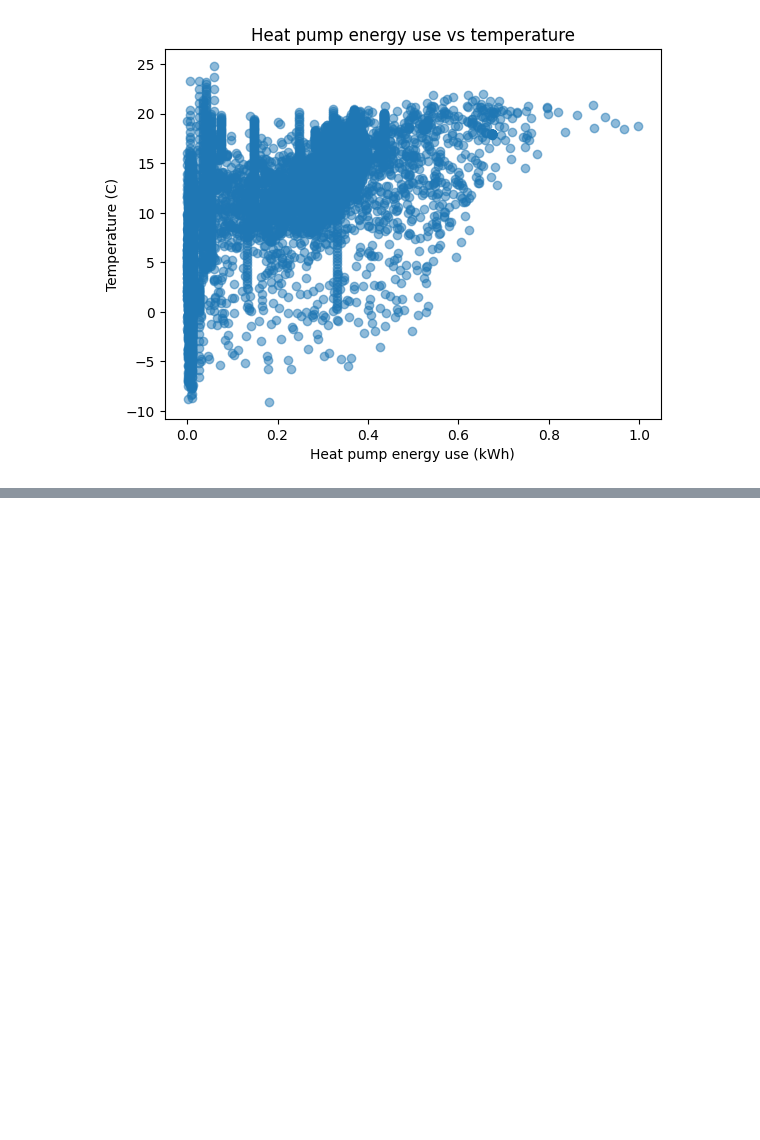
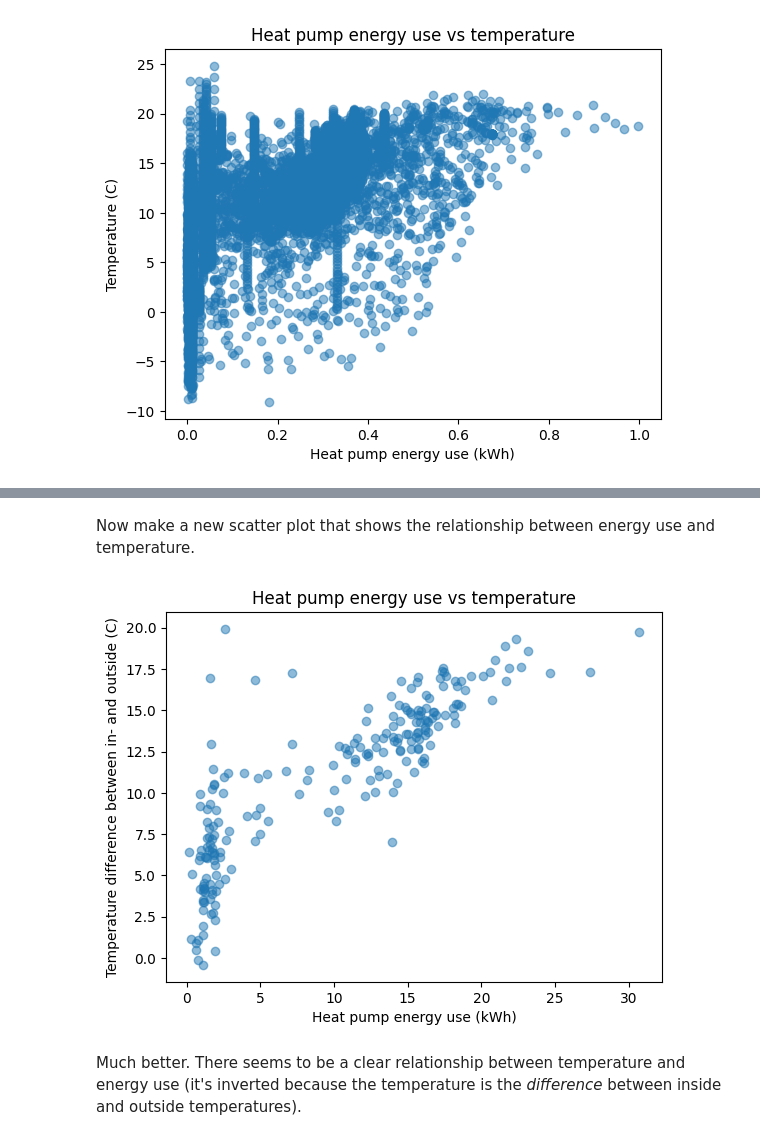
Before and after one commit to AIM-MADS-DATEXP/workshop-distributions-correlations, a Jupyter notebook: notebooks/distributions_correlations.ipynb, the cells around one changed output, grey strips where cells are left out. Drawn from its saved outputs; the diff is of its cells as text; code cells hidden in the pictures; blank space fills up the shorter version.

```diff
--- a/notebooks/distributions_correlations.ipynb
+++ b/notebooks/distributions_correlations.ipynb
@@ -216,0 +267,7 @@ Normally you would try to strengthen the pattern, for example by summarizing the
+# %%
+# First we need to create a new data frame that contains only the columns we want.
+# The reason we need to do this is that the original data set contains columns that
+# can not be summarized using min(), max(), sum() etc (there is no such thing as
+# a sum of multiple time stamps, for example).
+dfhp_summary = dfhp[['date_string', 'E_warmtepomp', 'diff_temp_woonk']]
+dfhp_summary.groupby(by='date_string').sum() # Summing temperatures is nonsense, of course, but for this example we don't care.
@@ -216,0 +315,24 @@ Normally you would try to strengthen the pattern, for example by summarizing the
+# %% [markdown]
+Now make a new scatter plot that shows the relationship between energy use and temperature.
+# %%
+# Make a new data frame containing the summary
+df_summ = dfhp_summary.groupby(by='date_string').agg(
+    total_energy = ('E_warmtepomp', np.sum),
+    avg_temp_diff = ('diff_temp_woonk', np.mean)
+)
+# Your code goes here:
+
+
+fig, ax = plt.subplots()
+plt.scatter(df_summ['total_energy'], df_summ['avg_temp_diff'], alpha = 0.5)
+
+ax.set_title("Heat pump energy use vs temperature")
+ax.set_ylabel("Temperature difference between in- and outside (C)")
+ax.set_xlabel("Heat pump energy use (kWh)")
+
+
+plt.show()
+# %% [output]
+[figure, added]
+# %% [markdown]
+Much better. There seems to be a clear relationship between temperature and energy use (it's inverted because the temperature is the *difference* between inside and outside temperatures).
```
Also changed, not shown: parts of 18 cells of this notebook, 1 other file.
